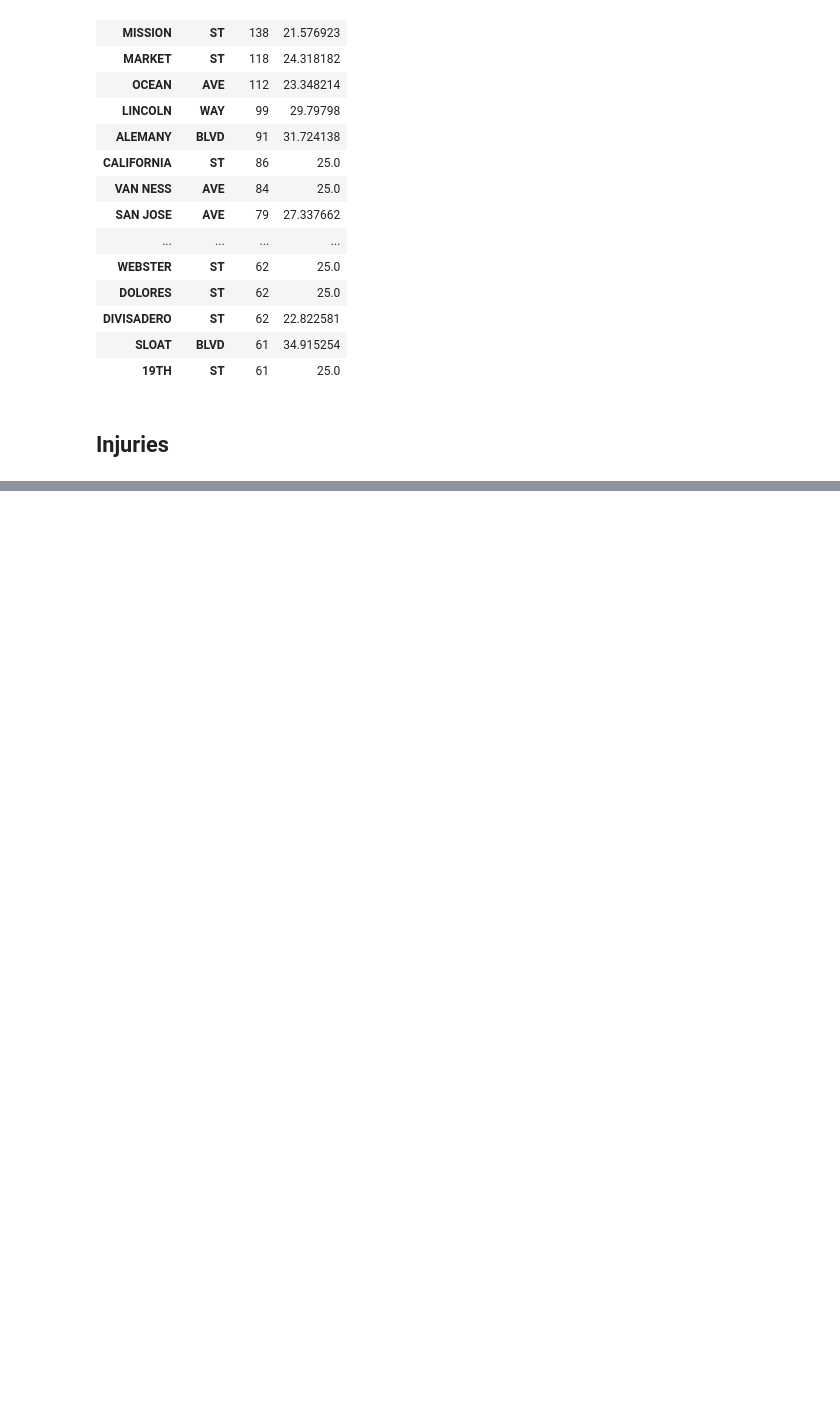
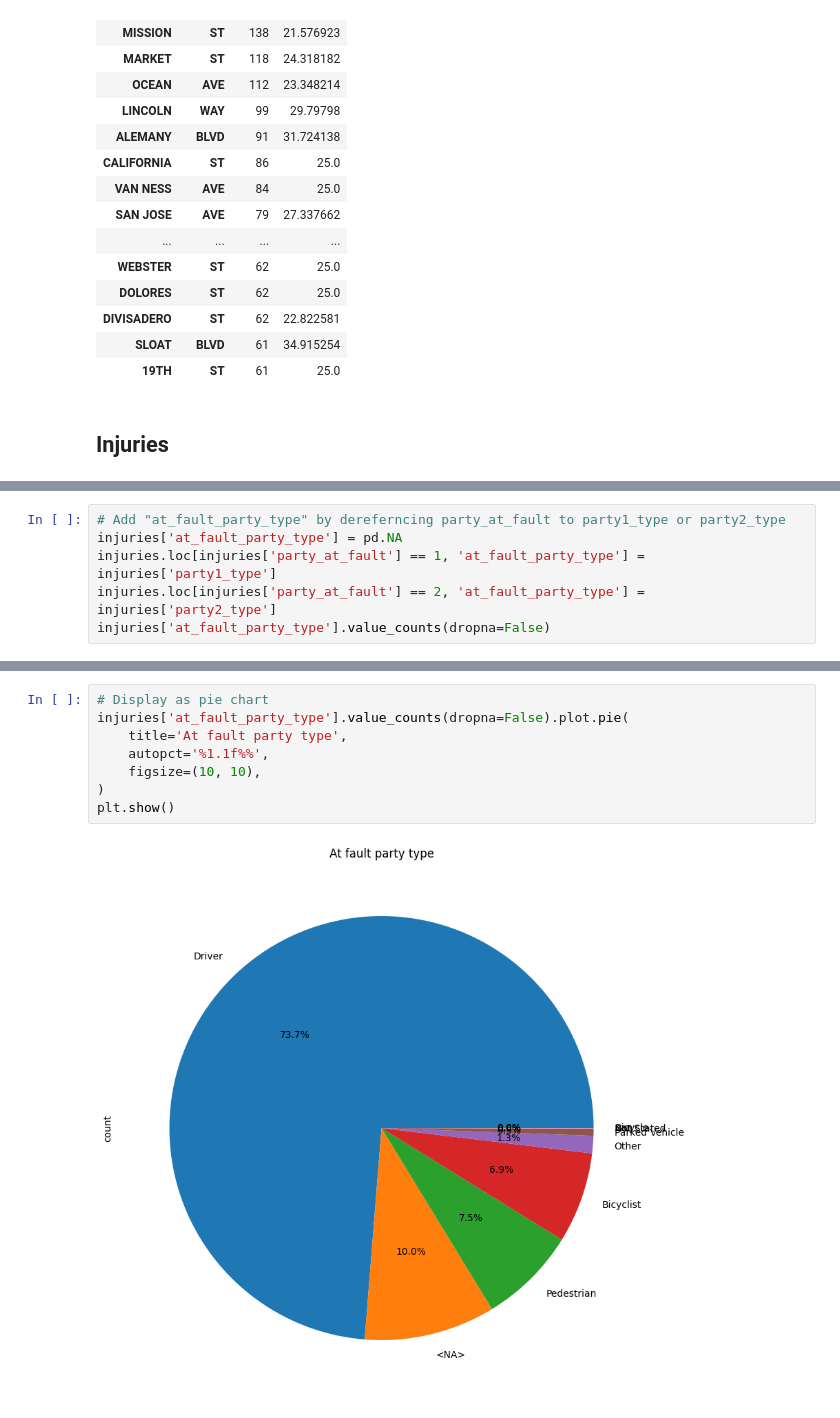
Before and after one commit to babldev/sf-traffic-safety, a Jupyter notebook: traffic.ipynb, the cells around one changed output, grey strips where cells are left out. Saved outputs shown, nothing was run; the diff lists cells and outputs as text; blank space fills up the shorter version.

```diff
--- a/traffic.ipynb
+++ b/traffic.ipynb
@@ -323,0 +589,6 @@ injuries
+# %%
+# Add "at_fault_party_type" by dereferncing party_at_fault to party1_type or party2_type
+injuries['at_fault_party_type'] = pd.NA
+injuries.loc[injuries['party_at_fault'] == 1, 'at_fault_party_type'] = injuries['party1_type']
+injuries.loc[injuries['party_at_fault'] == 2, 'at_fault_party_type'] = injuries['party2_type']
+injuries['at_fault_party_type'].value_counts(dropna=False)
@@ -323,0 +607,10 @@ injuries
+# %%
+# Display as pie chart
+injuries['at_fault_party_type'].value_counts(dropna=False).plot.pie(
+    title='At fault party type',
+    autopct='%1.1f%%',
+    figsize=(10, 10),
+)
+plt.show()
+# %% [output]
+[figure, added]
```
Also changed, not shown: parts of 21 cells of this notebook.
